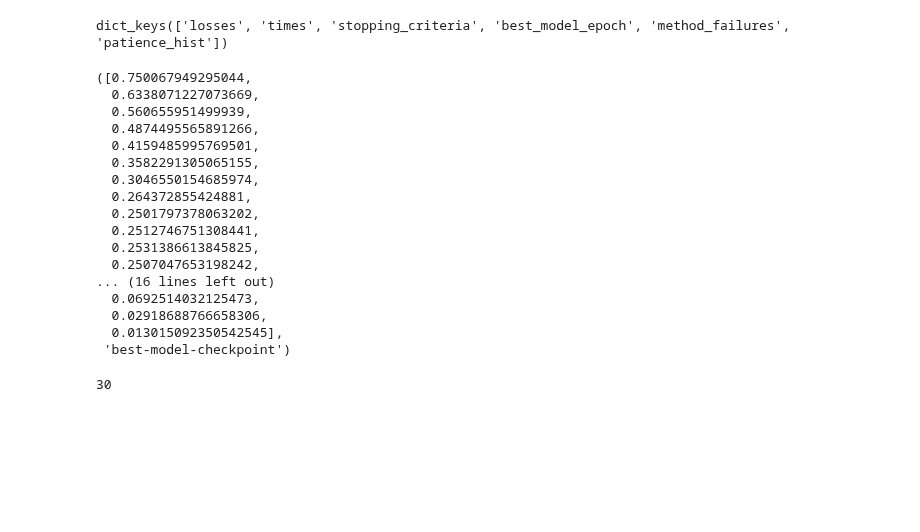
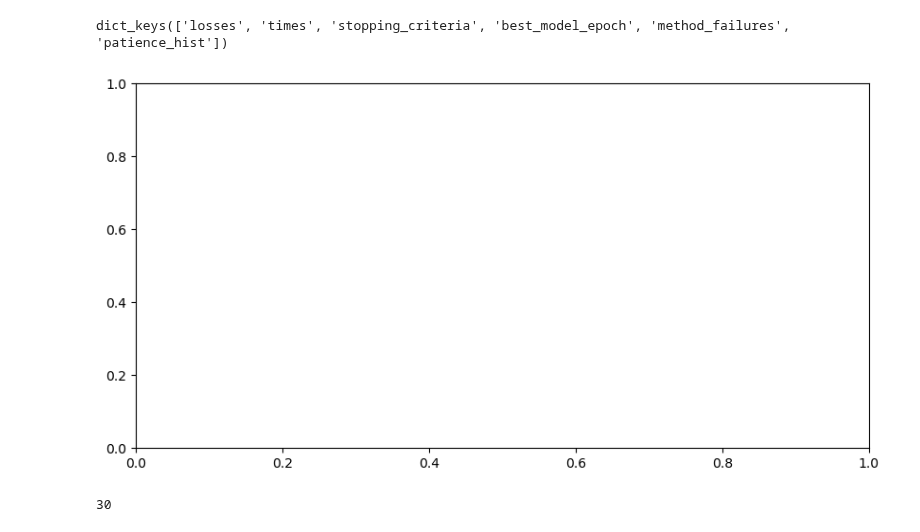
Before and after one commit to MalachiteWind/stable_node_control, a Jupyter notebook: results/july_17/analysis.ipynb, the cells around one changed output. Saved outputs shown, nothing was run; the diff lists cells and outputs as text; code cells hidden in the pictures; blank space fills up the shorter version.

```diff
--- a/results/july_17/analysis.ipynb
+++ b/results/july_17/analysis.ipynb
@@ -255,25 +273,9 @@ log_hist.keys()
 # %% [output]
 dict_keys(['losses', 'times', 'stopping_criteria', 'best_model_epoch', 'method_failures', 'patience_hist'])
 # %%
-log_hist['losses'], log_hist['stopping_criteria']
+fig, ax = plt.subplots(1,1, figsize=(10,5))
 # %% [output]
-([0.750067949295044,
-  0.6338071227073669,
-  0.560655951499939,
-  0.4874495565891266,
-  0.4159485995769501,
-  0.3582291305065155,
-  0.3046550154685974,
-  0.264372855424881,
-  0.2501797378063202,
-  0.2512746751308441,
-  0.2531386613845825,
-  0.2507047653198242,
-... (16 lines left out)
-  0.0692514032125473,
-  0.02918688766658306,
-  0.013015092350542545],
- 'best-model-checkpoint')
+[figure, added]
 # %%
 log_hist["best_model_epoch"]
 # %% [output]
```
Also changed, not shown: parts of 10 cells of this notebook, 26 other files.
